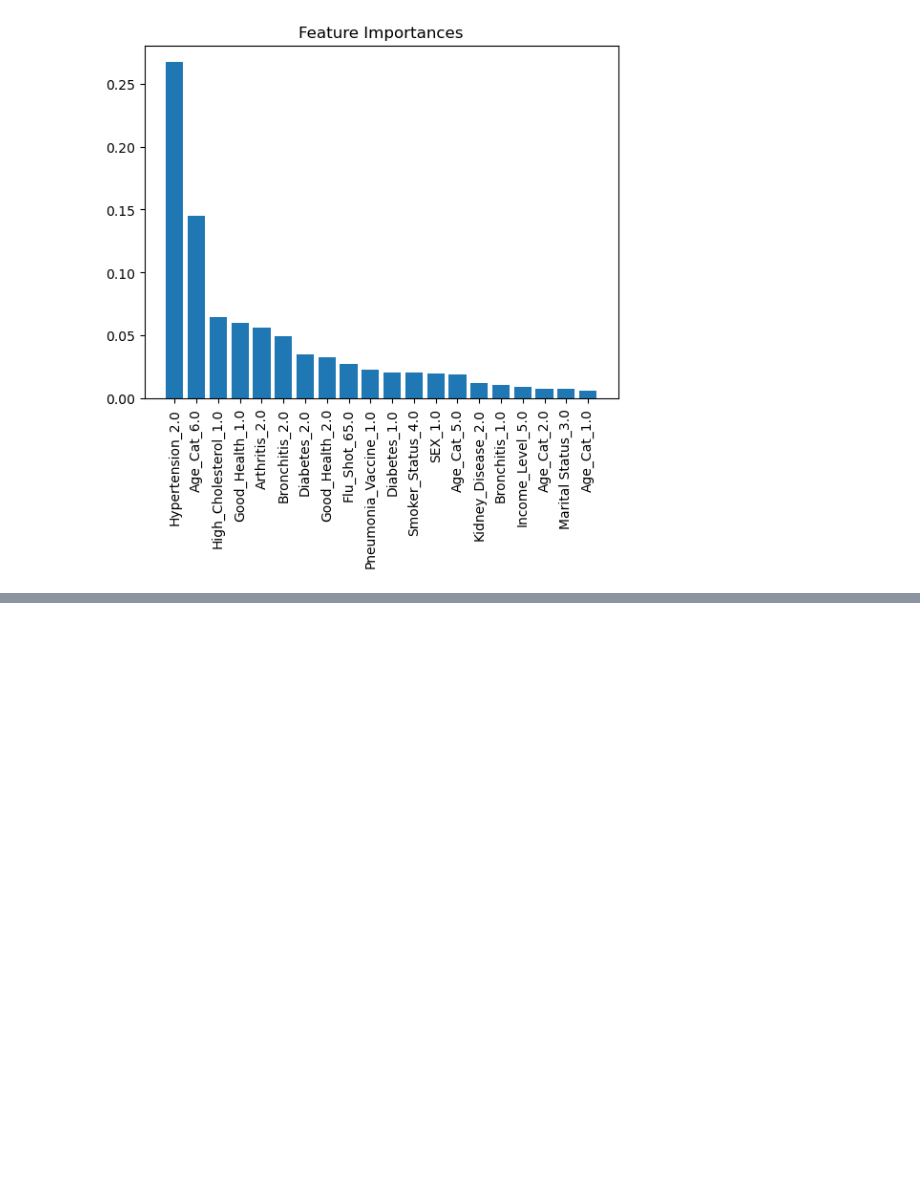
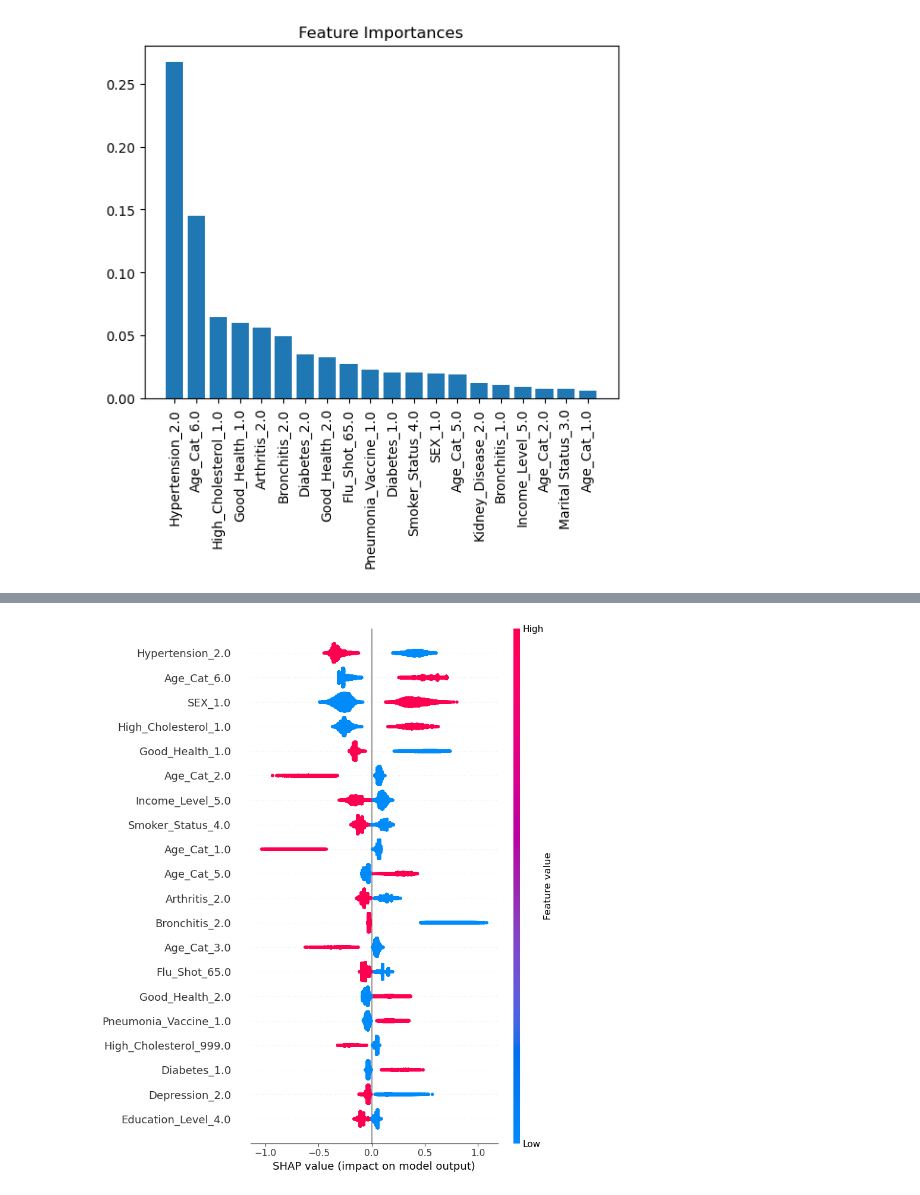
Before and after one commit to Hiram32/Springboard, a Jupyter notebook: Capstone_Project_2/Code/Modeling.ipynb, the cells around one changed output, grey strips where cells are left out. Cells and saved outputs as stored; diff of their text form; code cells hidden in the pictures; blank space fills up the shorter version.

```diff
--- a/Capstone_Project_2/Code/Modeling.ipynb
+++ b/Capstone_Project_2/Code/Modeling.ipynb
@@ -870,0 +897,4 @@ plot_feature_importances(best_model.named_steps['XGBoost'].feature_importances_,
+# %%
+xgb = best_model.named_steps['XGBoost']
+X_resampled, y_resampled = RandomUnderSampler().fit_resample(X, y)
+xgb.fit(X_resampled, y_resampled)
@@ -870,0 +916,31 @@ plot_feature_importances(best_model.named_steps['XGBoost'].feature_importances_,
+# %%
+import shap
+
+path = '../Data/explanations.pkl'
+if not os.path.exists(path):
+    samples = 10000
+    rand_indices = np.random.choice(X.shape[0], samples, replace=False)
+
+    explanation = shap.TreeExplainer(xgb, X, feature_names=X.columns)(X)
+    explanation_interactions = shap.TreeExplainer(xgb, X, feature_names=X.columns, feature_perturbation='tree_path_dependent')(X.iloc[rand_indices, :], interactions=True)
+
+    with open(path, 'wb') as f:
+        pickle.dump(2, f)
+        pickle.dump(explanation, f)
+        pickle.dump(explanation_interactions, f)
+
+else:
+    with open(path, 'rb') as f:
+        _ = pickle.load(f)
+        explanation = pickle.load(f)
+        explanation_interactions = pickle.load(f)
+
+feature_names = X.columns
+
+shap_values = explanation.values
+base_values = explanation.base_values #base_values are the average values of all observations.
+data = pd.DataFrame(explanation.data, columns=feature_names)
+
+shap_interaction_values = explanation_interactions.values
+base_interaction_values = explanation_interactions.base_values #base_values are the average values of all observations.
+data_interactions = pd.DataFrame(explanation_interactions.data, columns=feature_names)
@@ -870,0 +957,4 @@ plot_feature_importances(best_model.named_steps['XGBoost'].feature_importances_,
+# %%
+shap.summary_plot(shap_values, data)
+# %% [output]
+[figure, added]
```
Also changed, not shown: parts of 29 cells of this notebook.
